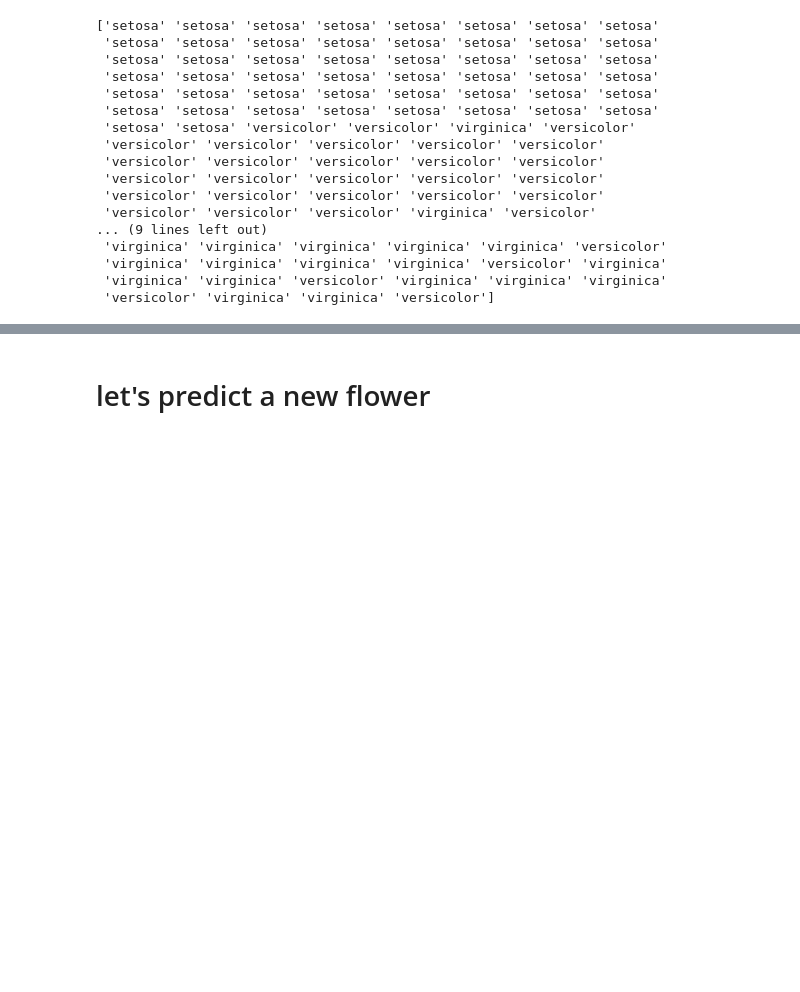
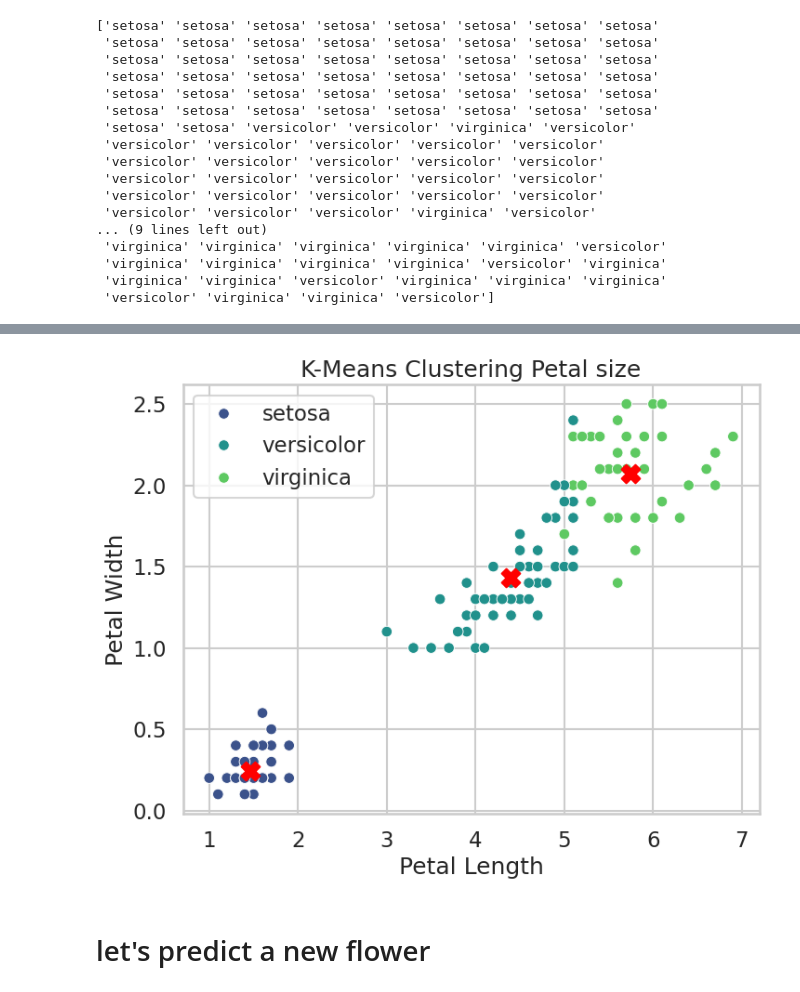
Before and after one commit to code-with-ayyan/Machine-Learning-from-scratch, a Jupyter notebook: Practice/unsupervised_practice/KMeans.ipynb, the cells around one changed output, grey strips where cells are left out. Cells and saved outputs as stored; diff of their text form; code cells hidden in the pictures; blank space fills up the shorter version.

```diff
--- a/Practice/unsupervised_practice/KMeans.ipynb
+++ b/Practice/unsupervised_practice/KMeans.ipynb
@@ -334,3 +364,29 @@ print(mapped_species)
+# %%
+plt.figure(figsize=(8, 6))
+
+sns.scatterplot(
+    x=X[:, 2],
+    y=X[:, 3],
+    hue=mapped_species,
+    palette="viridis",
+    s=70
+)
+
+plt.scatter(
+    final_kmeans.cluster_centers_[:, 2],
+    final_kmeans.cluster_centers_[:, 3],
+    c="red",
+    marker="X",
+    s=200,
+    label="Centroids"
+)
+
+plt.xlabel("Petal Length")
+plt.ylabel("Petal Width")
+plt.title("K-Means Clustering Petal size")
+plt.show()
+# %% [output]
+[figure, added]
 # %% [markdown]
 # let's predict a new flower
 # %%
```
Also changed, not shown: parts of 3 cells of this notebook.
